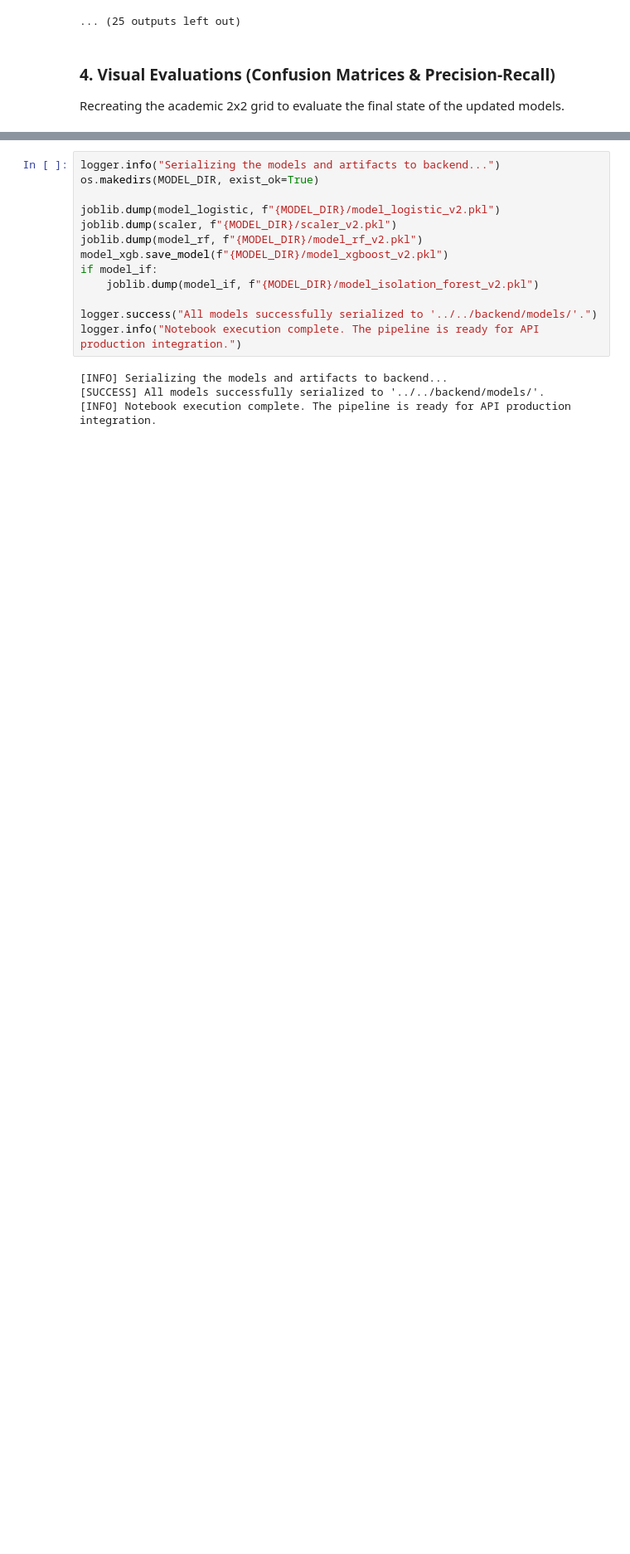
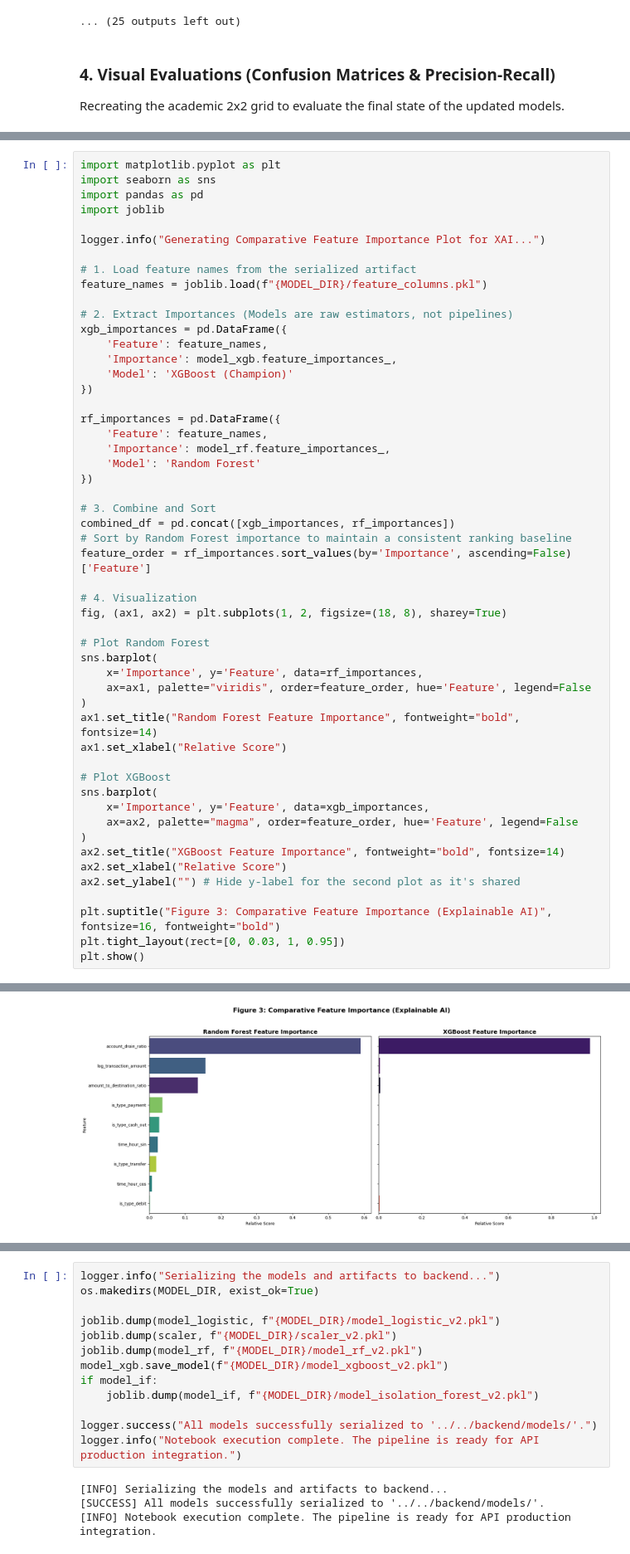
Before and after one commit to Quynh-Trang12/anomaly-watchers-donutpuff, a Jupyter notebook: ml_pipeline/notebooks/02_continuous_learning.ipynb, the cells around one changed output, grey strips where cells are left out. Shown at 83% size. Cells and saved outputs as stored; diff of their text form; blank space fills up the shorter version.

```diff
--- a/ml_pipeline/notebooks/02_continuous_learning.ipynb
+++ b/ml_pipeline/notebooks/02_continuous_learning.ipynb
@@ -449,0 +452,53 @@ if final_y_true is not None:
+# %%
+import matplotlib.pyplot as plt
+import seaborn as sns
+import pandas as pd
+import joblib
+
+logger.info("Generating Comparative Feature Importance Plot for XAI...")
+
+# 1. Load feature names from the serialized artifact
+feature_names = joblib.load(f"{MODEL_DIR}/feature_columns.pkl")
+
+# 2. Extract Importances (Models are raw estimators, not pipelines)
+xgb_importances = pd.DataFrame({
+    'Feature': feature_names,
+    'Importance': model_xgb.feature_importances_,
+    'Model': 'XGBoost (Champion)'
+})
+
+rf_importances = pd.DataFrame({
+    'Feature': feature_names,
+    'Importance': model_rf.feature_importances_,
+    'Model': 'Random Forest'
+})
+
+# 3. Combine and Sort
+combined_df = pd.concat([xgb_importances, rf_importances])
+# Sort by Random Forest importance to maintain a consistent ranking baseline
+feature_order = rf_importances.sort_values(by='Importance', ascending=False)['Feature']
+
+# 4. Visualization
+fig, (ax1, ax2) = plt.subplots(1, 2, figsize=(18, 8), sharey=True)
+
+# Plot Random Forest
+sns.barplot(
+    x='Importance', y='Feature', data=rf_importances,
+    ax=ax1, palette="viridis", order=feature_order, hue='Feature', legend=False
+)
+ax1.set_title("Random Forest Feature Importance", fontweight="bold", fontsize=14)
+ax1.set_xlabel("Relative Score")
+
+# Plot XGBoost
+sns.barplot(
+    x='Importance', y='Feature', data=xgb_importances,
+    ax=ax2, palette="magma", order=feature_order, hue='Feature', legend=False
+)
+ax2.set_title("XGBoost Feature Importance", fontweight="bold", fontsize=14)
+ax2.set_xlabel("Relative Score")
+ax2.set_ylabel("") # Hide y-label for the second plot as it's shared
+
+plt.suptitle("Figure 3: Comparative Feature Importance (Explainable AI)", fontsize=16, fontweight="bold")
+plt.tight_layout(rect=[0, 0.03, 1, 0.95])
+plt.show()
+# %% [output]
@@ -450 +506,2 @@ if final_y_true is not None:
+[figure, added]
 # %% [markdown]
```
Also changed, not shown: parts of 5 cells of this notebook, 3 other files.
